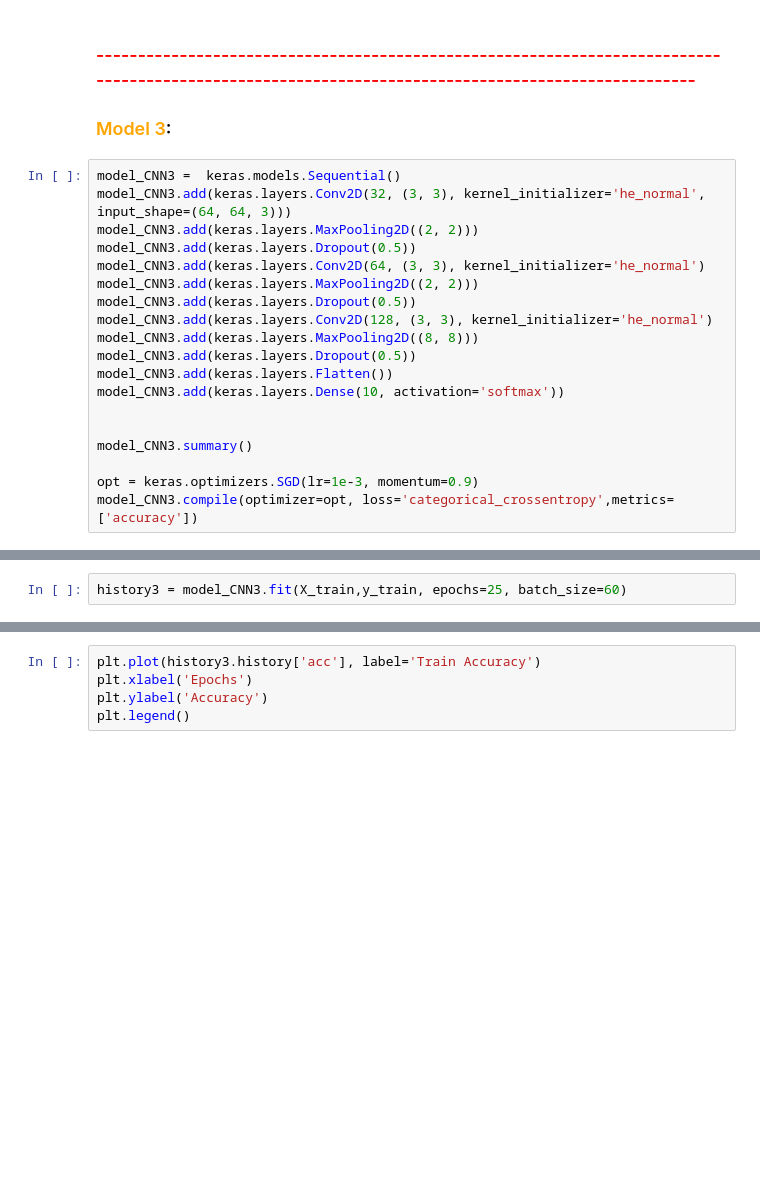
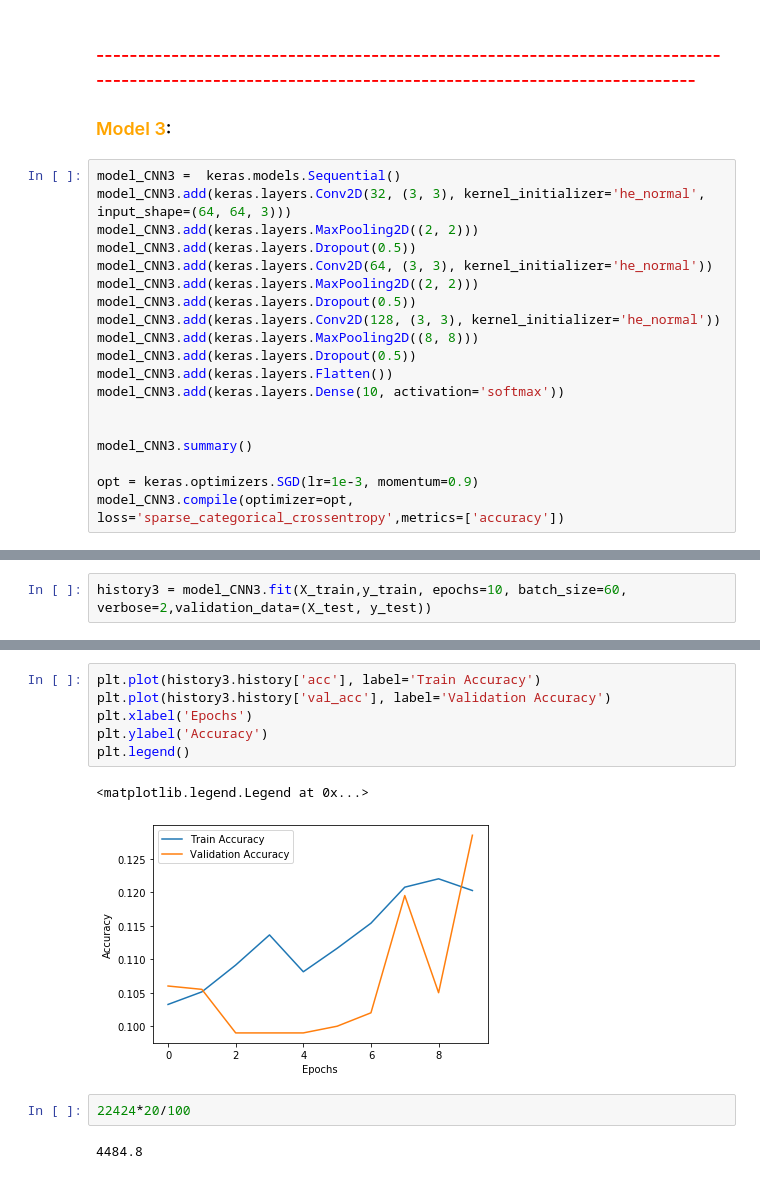
Before and after one commit to pecons/proyectoCV, a Jupyter notebook: notebooks/CNN Testing.ipynb, the cells around one changed output, grey strips where cells are left out. Saved outputs shown, nothing was run; the diff lists cells and outputs as text; blank space fills up the shorter version.

```diff
--- a/notebooks/CNN Testing.ipynb
+++ b/notebooks/CNN Testing.ipynb
@@ -321,10 +376,10 @@ model_CNN3 =  keras.models.Sequential()
 model_CNN3.add(keras.layers.Conv2D(32, (3, 3), kernel_initializer='he_normal', input_shape=(64, 64, 3)))
 model_CNN3.add(keras.layers.MaxPooling2D((2, 2)))
 model_CNN3.add(keras.layers.Dropout(0.5))
-model_CNN3.add(keras.layers.Conv2D(64, (3, 3), kernel_initializer='he_normal')
+model_CNN3.add(keras.layers.Conv2D(64, (3, 3), kernel_initializer='he_normal'))
 model_CNN3.add(keras.layers.MaxPooling2D((2, 2)))
 model_CNN3.add(keras.layers.Dropout(0.5))
-model_CNN3.add(keras.layers.Conv2D(128, (3, 3), kernel_initializer='he_normal')
+model_CNN3.add(keras.layers.Conv2D(128, (3, 3), kernel_initializer='he_normal'))
 model_CNN3.add(keras.layers.MaxPooling2D((8, 8)))
 model_CNN3.add(keras.layers.Dropout(0.5))
 model_CNN3.add(keras.layers.Flatten())
@@ -334,4 +389,4 @@ model_CNN3.add(keras.layers.Dense(10, activation='softmax'))
 model_CNN3.summary()
 
 opt = keras.optimizers.SGD(lr=1e-3, momentum=0.9)
-model_CNN3.compile(optimizer=opt, loss='categorical_crossentropy',metrics=['accuracy'])
+model_CNN3.compile(optimizer=opt, loss='sparse_categorical_crossentropy',metrics=['accuracy'])
@@ -338,2 +411,2 @@ model_CNN3.compile(optimizer=opt, loss='categorical_crossentropy',metrics=['accu
 # %%
-history3 = model_CNN3.fit(X_train,y_train, epochs=25, batch_size=60)
+history3 = model_CNN3.fit(X_train,y_train, epochs=10, batch_size=60, verbose=2,validation_data=(X_test, y_test))
@@ -340,5 +431,13 @@ history3 = model_CNN3.fit(X_train,y_train, epochs=25, batch_size=60)
 # %%
 plt.plot(history3.history['acc'], label='Train Accuracy')
+plt.plot(history3.history['val_acc'], label='Validation Accuracy')
 plt.xlabel('Epochs')
 plt.ylabel('Accuracy')
 plt.legend()
+# %% [output]
+<matplotlib.legend.Legend at 0x...>
+[figure, added]
+# %%
+22424*20/100
+# %% [output]
+4484.8
```
Also changed, not shown: parts of 16 cells of this notebook, 4 other files.
